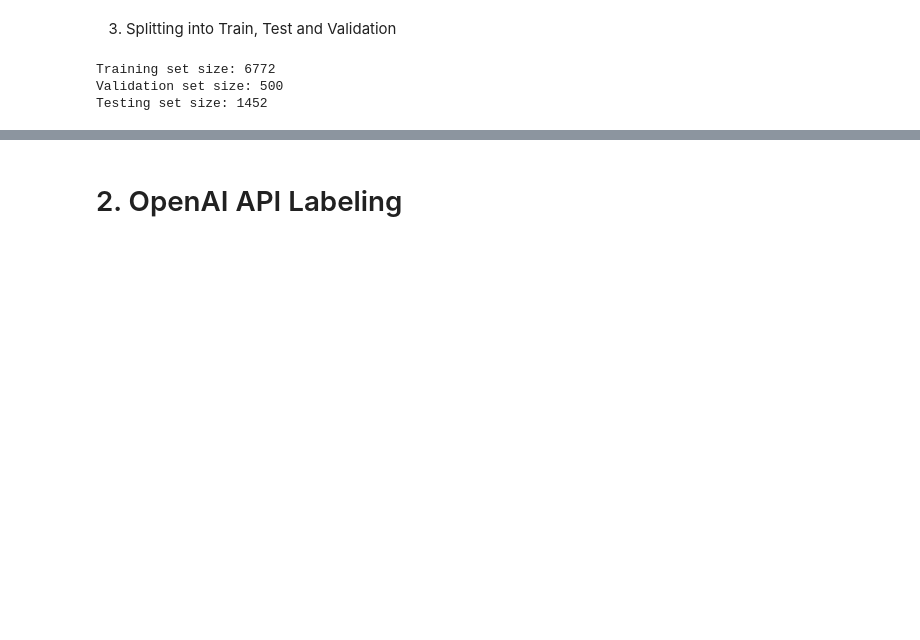
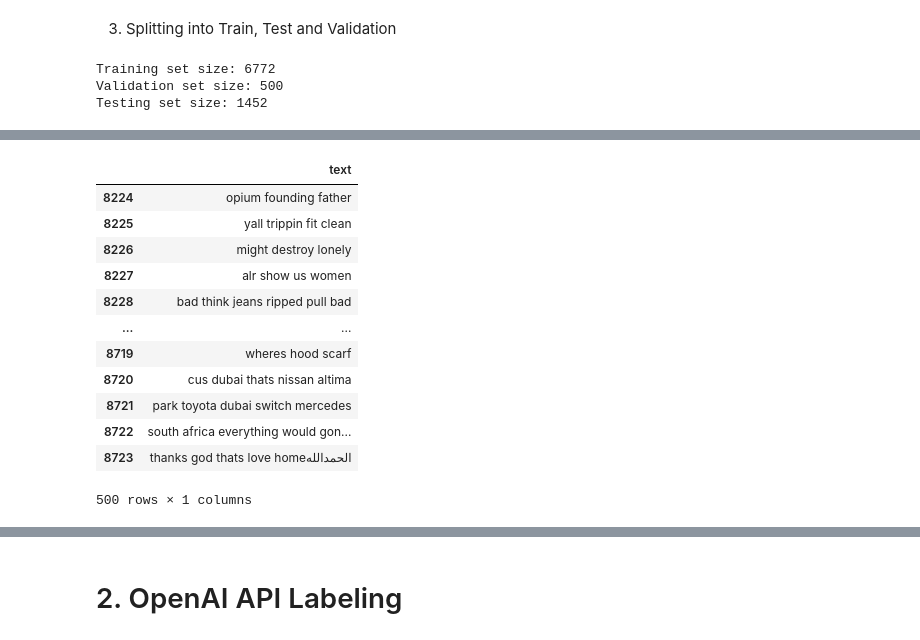
Before and after one commit to mimo2025/488FinalProject, a Jupyter notebook: data_processing.ipynb, the cells around one changed output, grey strips where cells are left out. Saved outputs shown, nothing was run; the diff lists cells and outputs as text; code cells hidden in the pictures; blank space fills up the shorter version.

```diff
--- a/data_processing.ipynb
+++ b/data_processing.ipynb
@@ -129,0 +161,16 @@ Testing set size: 1452
+# %%
+validation_df
+# %% [output]
+|  | text |
+| 8224 | opium founding father |
+| 8225 | yall trippin fit clean |
+| 8226 | might destroy lonely |
+| 8227 | alr show us women |
+| 8228 | bad think jeans ripped pull bad |
+| ... | ... |
+| 8719 | wheres hood scarf |
+| 8720 | cus dubai thats nissan altima |
+| 8721 | park toyota dubai switch mercedes |
+| 8722 | south africa everything would gon... |
+| 8723 | thanks god thats love homeالحمدالله |
+500 rows × 1 columns
```
Also changed, not shown: parts of 15 cells of this notebook, 4 other files.
